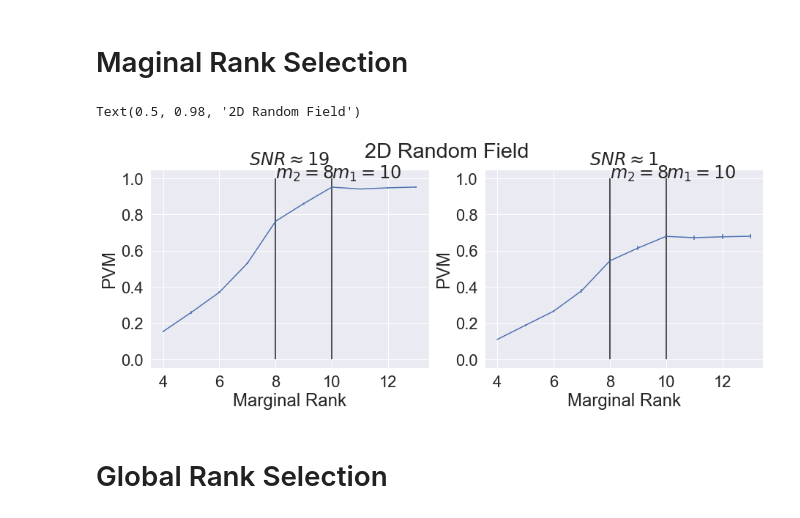
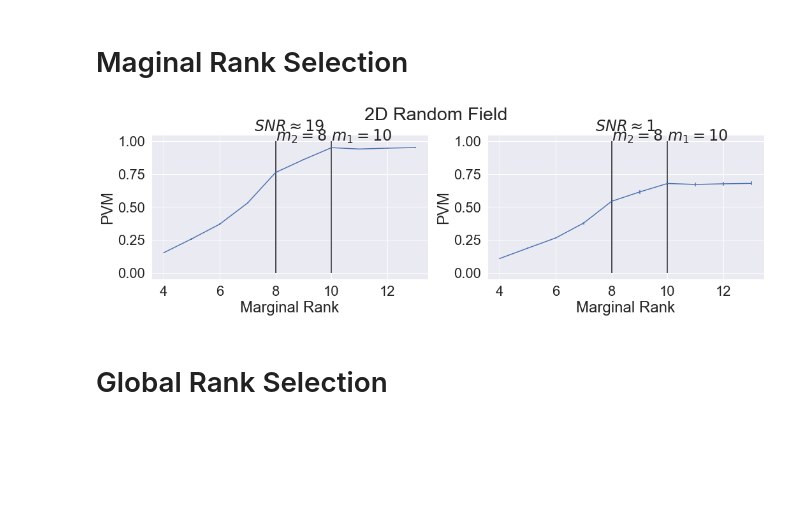
Before and after one commit to Will-Consagra/eMFDA, a Jupyter notebook: simulations/additional_evaluation_52.ipynb, the cells around one changed output. Cells and saved outputs as stored; diff of their text form; code cells hidden in the pictures; blank space fills up the shorter version.

```diff
--- a/simulations/additional_evaluation_52.ipynb
+++ b/simulations/additional_evaluation_52.ipynb
@@ -172,33 +175,33 @@ for sigma2 in sigma2s:
 # %%
 sns.set(font_scale = 2)
 
 f, ax = plt.subplots(1,2, figsize=(15,5))
 
 ax[0].errorbar(marg_ranks, np.mean(results_marg_rank[0], axis=0), yerr=np.std(results_marg_rank[0], axis=0))
 ax[0].set_xlabel("Marginal Rank")
 ax[0].set_ylabel("PVM")
 ax[0].set_title(r'$SNR \approx %s$'%int(SNRs[0]))
 ax[0].vlines(m1,0,1)
 ax[0].vlines(m2,0,1)
 ax[0].text(m1,1,r'$m_1=10$',rotation=0)
 ax[0].text(m2,1,r'$m_2=8$',rotation=0)
 
 
 ax[1].errorbar(marg_ranks, np.mean(results_marg_rank[1], axis=0), yerr=np.std(results_marg_rank[1], axis=0))
 ax[1].set_xlabel("Marginal Rank")
 ax[1].set_ylabel("PVM")
 ax[1].set_title(r'$SNR \approx %s$'%int(SNRs[1]))
 ax[1].vlines(m1,0,1)
 ax[1].vlines(m2,0,1)
 ax[1].text(m1,1,r'$m_1=10$',rotation=0)
 ax[1].text(m2,1,r'$m_2=8$',rotation=0)
 
 plt.suptitle("2D Random Field")
-#f.tight_layout()
+f.tight_layout()
+
 #plt.savefig("../../figures/sim_52_margrank.pdf")
 # %% [output]
-Text(0.5, 0.98, '2D Random Field')
-[figure, old version]
+[figure, new version]
 # %% [markdown]
 # Global Rank Selection
 # %%
```
Also changed, not shown: parts of 8 cells of this notebook.
